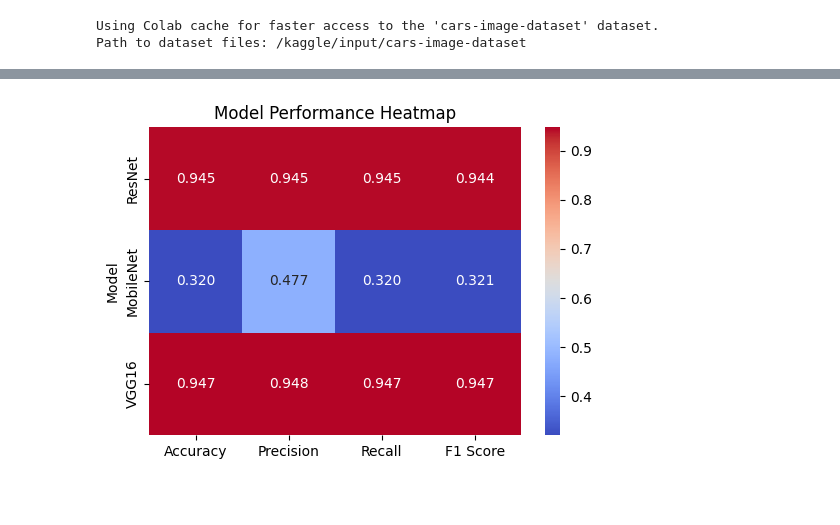
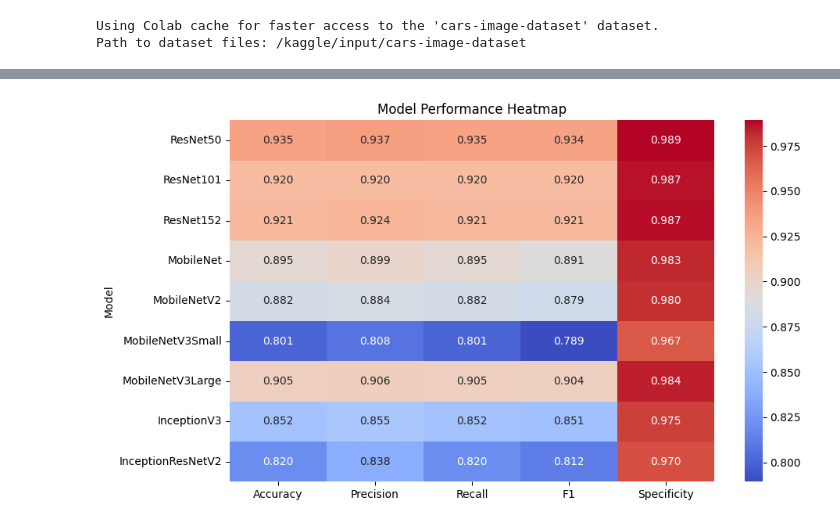
Before and after one commit to NupoorRaut/Deep-Learning, a Jupyter notebook: 05_TransferLearning_Cars.ipynb, the cells around one changed output, grey strips where cells are left out. Cells and saved outputs as stored; diff of their text form; code cells hidden in the pictures; blank space fills up the shorter version.

Commit message:
Complete Pretrained model analysis

```diff
--- a/05_TransferLearning_Cars.ipynb
+++ b/05_TransferLearning_Cars.ipynb
@@ -137,6 +137,0 @@ def train_model(name):
-# %%
-models = {}
-
-for name in ["resnet", "mobilenet", "vgg16"]:
-    model, test_gen = train_model(name)
-    models[name] = (model, test_gen)
@@ -252,0 +168,3 @@ for name, model in models.items():
+# %%
+all_models_data = []   # 🔥 store everything for visualization
+results = []
@@ -263,11 +362,11 @@ print(df_results)
 # %%
-import matplotlib.pyplot as plt
+df_results.set_index("Model")[[
+    "Accuracy", "Precision", "Recall", "F1", "Specificity"
+]].plot(kind='bar', figsize=(12,6))
 
-df_results.set_index("Model").plot(kind='bar', figsize=(10,6))
-
-plt.title("Model Comparison")
+plt.title("Model Comparison (Core Metrics)")
 plt.ylabel("Score")
-plt.xticks(rotation=0)
-plt.grid()
+plt.xticks(rotation=45)
+plt.legend()
 plt.show()
 # %% [output]
@@ -274,0 +374,9 @@ plt.show()
+# %%
+df_results.set_index("Model")[[
+    "FPR", "FNR", "Error Rate"
+]].plot(kind='bar', figsize=(12,6), color=['red','orange','purple'])
+
+plt.title("Error Metrics Comparison")
+plt.ylabel("Error")
+plt.xticks(rotation=45)
+plt.show()
@@ -275,10 +401,16 @@ plt.show()
 # %%
-import seaborn as sns
+plt.figure(figsize=(10,6))
 
-plt.figure(figsize=(6,4))
-sns.heatmap(df_results.set_index("Model"), annot=True, cmap="coolwarm", fmt=".3f")
+sns.heatmap(
+    df_results.set_index("Model")[[
+        "Accuracy","Precision","Recall","F1","Specificity"
+    ]],
+    annot=True,
+    cmap="coolwarm",
+    fmt=".3f"
+)
 
 plt.title("Model Performance Heatmap")
 plt.show()
 # %% [output]
-[figure, old version]
+[figure, new version]
```
Also changed, not shown: parts of 29 cells of this notebook.
